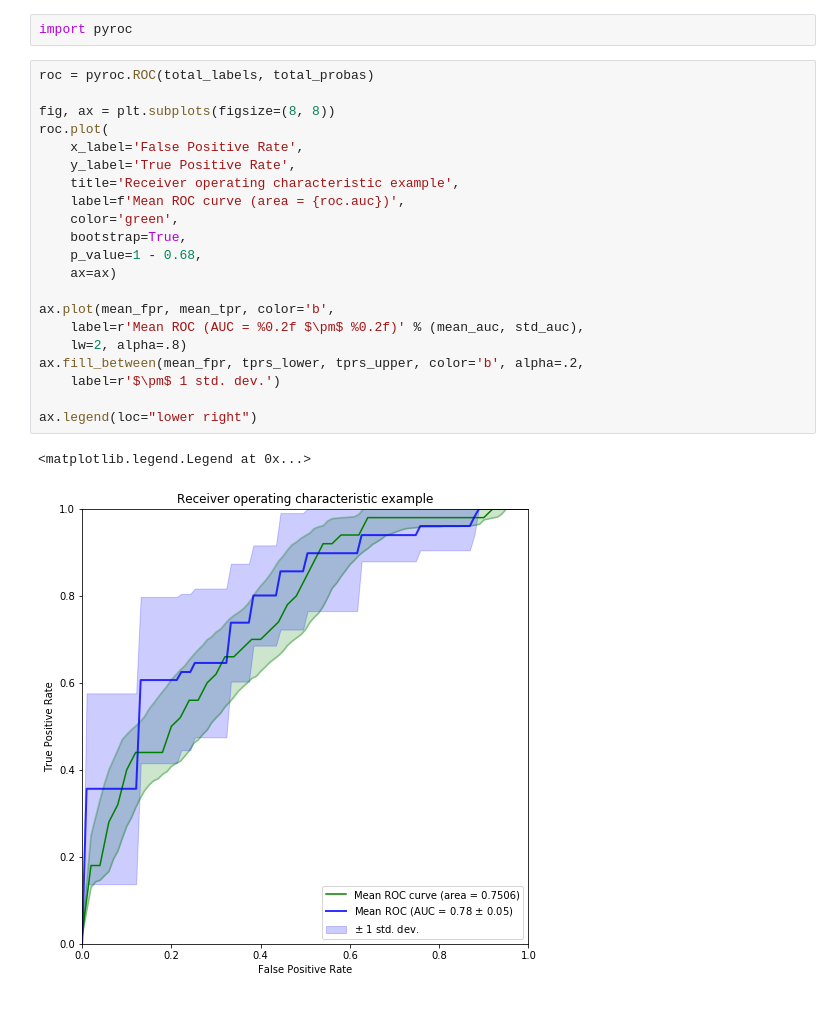
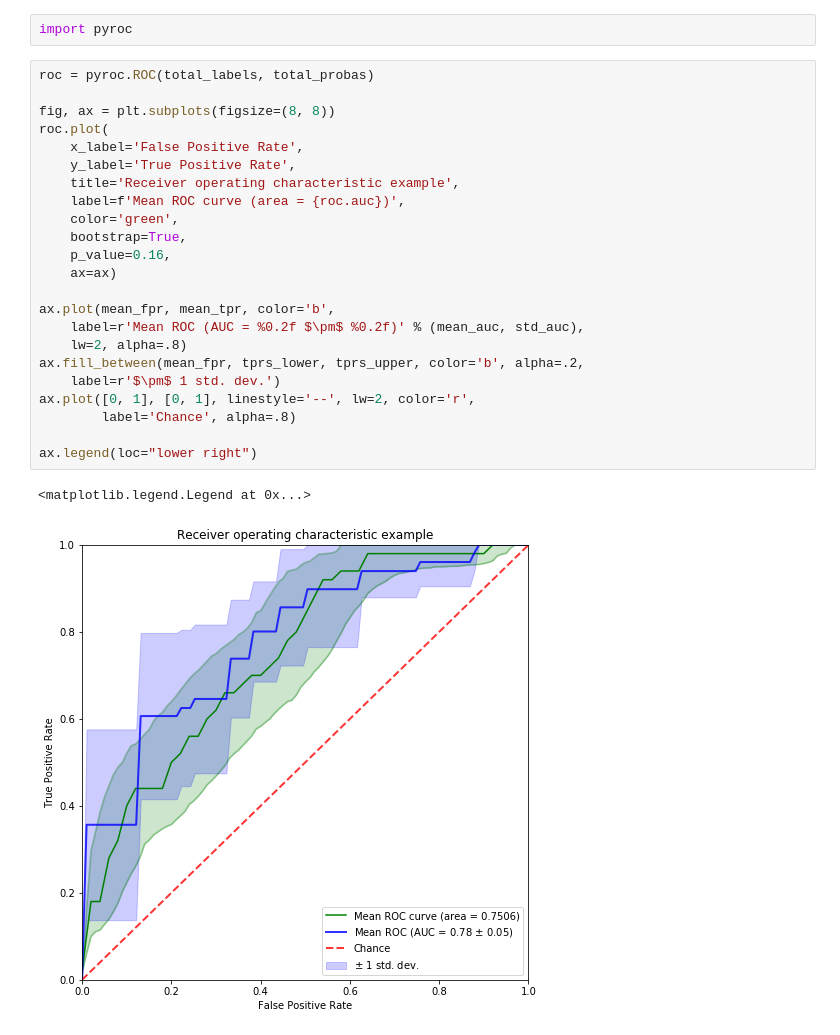
Before and after one commit to noudald/pyroc, a Jupyter notebook: examples/sklearn_iris_cv.ipynb, the cells around one changed output. Cells and saved outputs as stored; diff of their text form.

Commit message:
Update sklearn iris cv with documentation and p-value corrections

```diff
--- a/examples/sklearn_iris_cv.ipynb
+++ b/examples/sklearn_iris_cv.ipynb
@@ -85,24 +97,26 @@ import pyroc
 # %%
 roc = pyroc.ROC(total_labels, total_probas)
 
 fig, ax = plt.subplots(figsize=(8, 8))
 roc.plot(
     x_label='False Positive Rate',
     y_label='True Positive Rate',
     title='Receiver operating characteristic example',
     label=f'Mean ROC curve (area = {roc.auc})',
     color='green',
     bootstrap=True,
-    p_value=1 - 0.68,
+    p_value=0.16,
     ax=ax)
 
 ax.plot(mean_fpr, mean_tpr, color='b',
     label=r'Mean ROC (AUC = %0.2f $\pm$ %0.2f)' % (mean_auc, std_auc),
     lw=2, alpha=.8)
 ax.fill_between(mean_fpr, tprs_lower, tprs_upper, color='b', alpha=.2,
     label=r'$\pm$ 1 std. dev.')
+ax.plot([0, 1], [0, 1], linestyle='--', lw=2, color='r',
+        label='Chance', alpha=.8)
 
 ax.legend(loc="lower right")
 # %% [output]
 <matplotlib.legend.Legend at 0x...>
-[figure, old version]
+[figure, new version]
```
Also changed, not shown: parts of 4 cells of this notebook.
